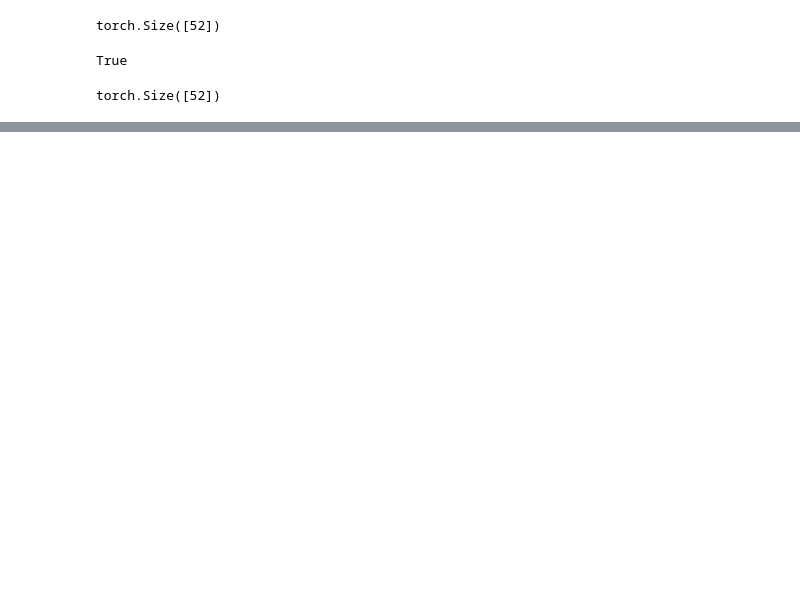
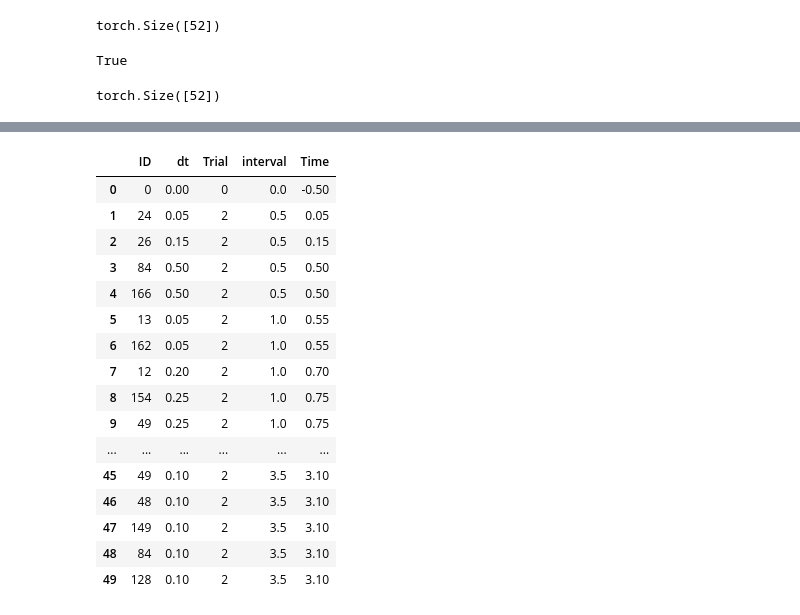
Before and after one commit to a-antoniades/neuroformer_, a Jupyter notebook: neuroformer_OneCombo3.ipynb, the cells around one changed output, grey strips where cells are left out. Saved outputs shown, nothing was run; the diff lists cells and outputs as text; code cells hidden in the pictures; blank space fills up the shorter version.

```diff
--- a/neuroformer_OneCombo3.ipynb
+++ b/neuroformer_OneCombo3.ipynb
@@ -408,0 +458,20 @@ print(len(df_true), len(df_pred))
+# %%
+df_pred[:50]
+# %% [output]
+|  | ID | dt | Trial | interval | Time |
+| 0 | 0 | 0.00 | 0 | 0.0 | -0.50 |
+| 1 | 24 | 0.05 | 2 | 0.5 | 0.05 |
+| 2 | 26 | 0.15 | 2 | 0.5 | 0.15 |
+| 3 | 84 | 0.50 | 2 | 0.5 | 0.50 |
+| 4 | 166 | 0.50 | 2 | 0.5 | 0.50 |
+| 5 | 13 | 0.05 | 2 | 1.0 | 0.55 |
+| 6 | 162 | 0.05 | 2 | 1.0 | 0.55 |
+| 7 | 12 | 0.20 | 2 | 1.0 | 0.70 |
+| 8 | 154 | 0.25 | 2 | 1.0 | 0.75 |
+| 9 | 49 | 0.25 | 2 | 1.0 | 0.75 |
+| ... | ... | ... | ... | ... | ... |
+| 45 | 49 | 0.10 | 2 | 3.5 | 3.10 |
+| 46 | 48 | 0.10 | 2 | 3.5 | 3.10 |
+| 47 | 149 | 0.10 | 2 | 3.5 | 3.10 |
+| 48 | 84 | 0.10 | 2 | 3.5 | 3.10 |
+| 49 | 128 | 0.10 | 2 | 3.5 | 3.10 |
```
Also changed, not shown: parts of 46 cells of this notebook, 11 other files.
